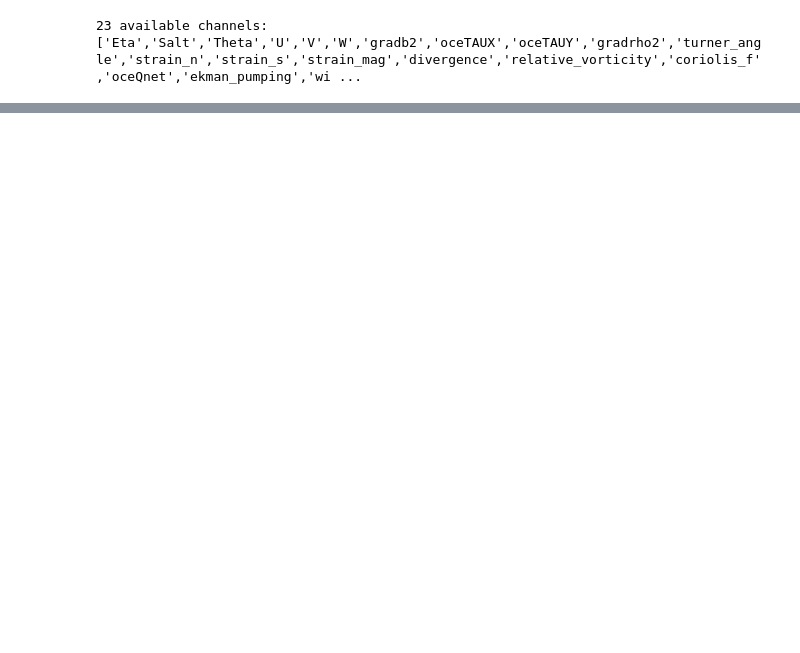
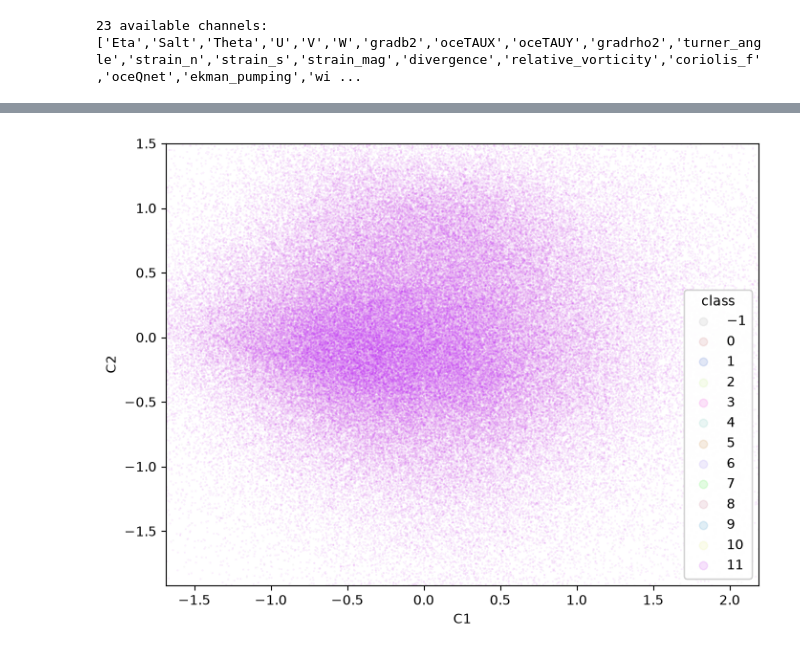
Before and after one commit to Sea-Meets-the-Stars/DBOF_Representation_Learning, a Jupyter notebook: notebooks/NEMI_VAE.ipynb, the cells around one changed output, grey strips where cells are left out. Drawn from its saved outputs; the diff is of its cells as text; code cells hidden in the pictures; blank space fills up the shorter version.

```diff
--- a/notebooks/NEMI_VAE.ipynb
+++ b/notebooks/NEMI_VAE.ipynb
@@ -54,8 +80,10 @@ print("clusters", int(clusters.max()) + 1,
 # %%
 # 3D view of the clustering (PCA to 3D for display only)
 from sklearn.decomposition import PCA
-emb3 = PCA(n_components=3).fit_transform(embeddings)
-vis.vis_dim_redux(emb3, labels=clusters, dims=3, alpha=0.5)
+emb3 = PCA(n_components=2).fit_transform(embeddings)
+vis.vis_dim_redux(emb3, labels=clusters, dims=2, alpha=0.1)
+# %% [output]
+[figure, added]
 # %%
 np.unique(clusters)
 # %%
```
Also changed, not shown: parts of 5 cells of this notebook.
